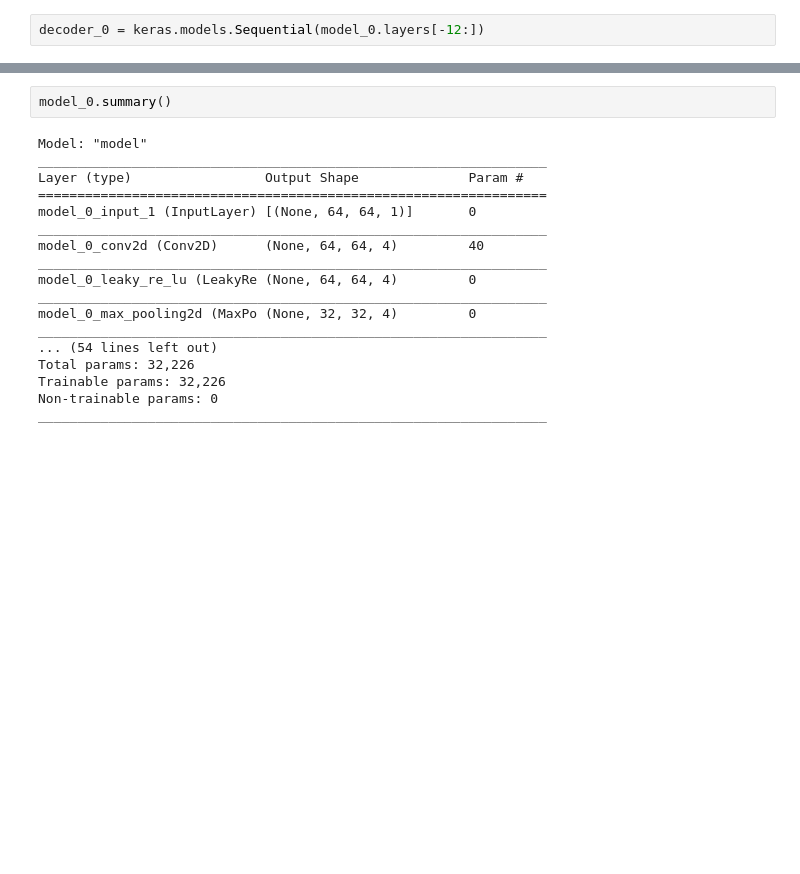
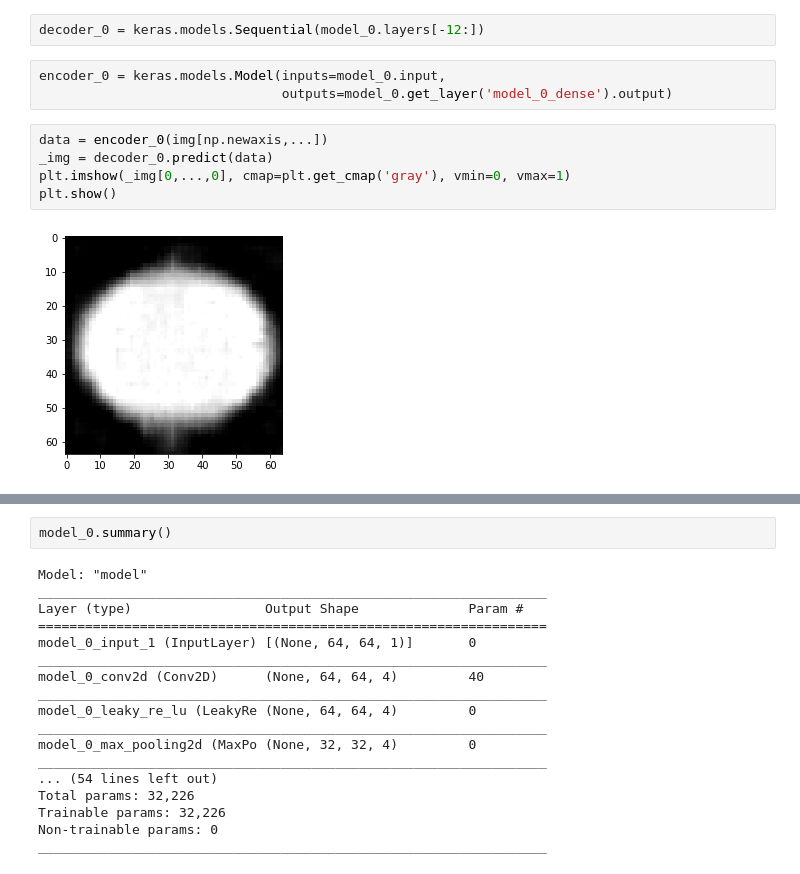
Before and after one commit to chuckedfromspace/pythonize, a Jupyter notebook: pythonize/ml/pca_ae_hierarchy.ipynb, the cells around one changed output, grey strips where cells are left out. Cells and saved outputs as stored; diff of their text form; blank space fills up the shorter version.

```diff
--- a/pythonize/ml/pca_ae_hierarchy.ipynb
+++ b/pythonize/ml/pca_ae_hierarchy.ipynb
@@ -191,3 +205,13 @@ plt.show()
 # %%
 decoder_0 = keras.models.Sequential(model_0.layers[-12:])
+# %%
+encoder_0 = keras.models.Model(inputs=model_0.input,
+                               outputs=model_0.get_layer('model_0_dense').output)
+# %%
+data = encoder_0(img[np.newaxis,...])
+_img = decoder_0.predict(data)
+plt.imshow(_img[0,...,0], cmap=plt.get_cmap('gray'), vmin=0, vmax=1)
+plt.show()
+# %% [output]
+[figure, added]
 # %%
```
Also changed, not shown: parts of 16 cells of this notebook.
